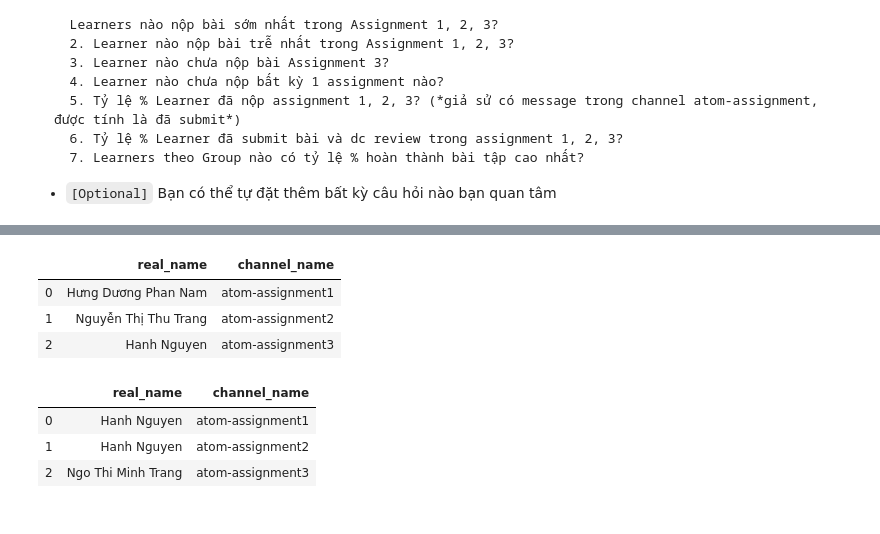
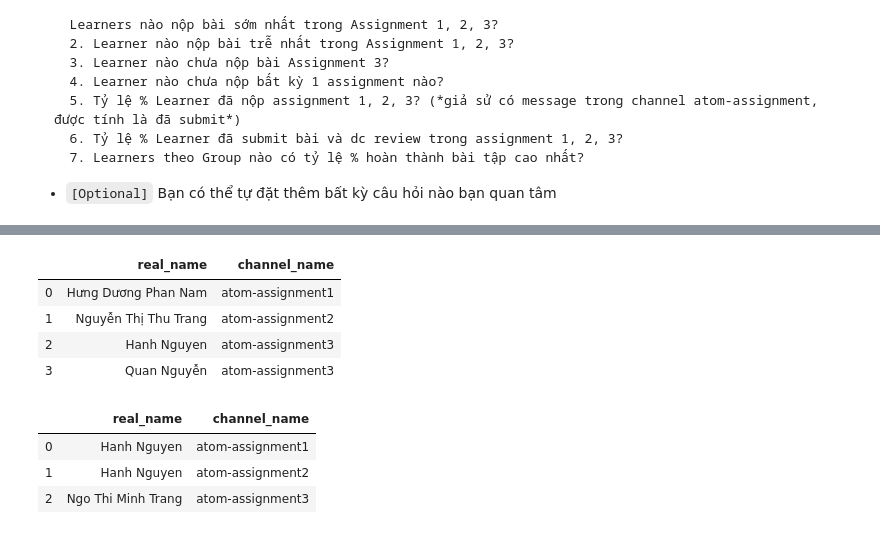
Before and after one commit to annaho124/atom-assignments, a Jupyter notebook: assignment_4/home_assignment_4.ipynb, the cells around one changed output, grey strips where cells are left out. Saved outputs shown, nothing was run; the diff lists cells and outputs as text; code cells hidden in the pictures.

```diff
--- a/assignment_4/home_assignment_4.ipynb
+++ b/assignment_4/home_assignment_4.ipynb
@@ -739,5 +747,6 @@ con.execute(SQL_1).fetch_df()
 # %%
 #Learner nộp bài sớm nhất atom_assignment 1, 2, 3
+#Tuy nhiên, nếu để ý thực tế, thì ở assignment 3, chị Hanh Nguyen nộp bài ở assignment 2 nhưng nộp nhầm channel => sẽ hiển thị chị là người nộp assignment 3 sớm nhất => cần hiện người nộp thứ 2 để ra kết quả chính xác
 SQL_2 = '''
 --
 (SELECT
@@ -757,34 +766,35 @@ UNION
     t2.real_name,
     t3.channel_name
 FROM msg_df as t1
 JOIN members_df as t2
 ON t1.user_id = t2.user_id
 JOIN channel_df as t3
 ON t1.channel_id = t3.channel_id
 WHERE t3.channel_name LIKE 'atom-assignment2'
 AND t2.DataCracy_role LIKE 'Learner%'
 ORDER BY t1.msg_ts ASC
 LIMIT 1)
 UNION
 (SELECT
     t2.real_name,
     t3.channel_name
 FROM msg_df as t1
 JOIN members_df as t2
 ON t1.user_id = t2.user_id
 JOIN channel_df as t3
 ON t1.channel_id = t3.channel_id
 WHERE t3.channel_name LIKE 'atom-assignment3'
 AND t2.DataCracy_role LIKE 'Learner%'
 ORDER BY t1.msg_ts ASC
-LIMIT 1)
+LIMIT 3) ----> ở đây hình như chị Hạnh có ghi 2 tin nhắn, nên nếu ghi LIMIT 2 thì vẫn ra tên chị ^^
 '''
 con.execute(SQL_2).fetch_df()
 # %% [output]
 |  | real_name | channel_name |
 | 0 | Hưng Dương Phan Nam | atom-assignment1 |
 | 1 | Nguyễn Thị Thu Trang | atom-assignment2 |
 | 2 | Hanh Nguyen | atom-assignment3 |
+| 3 | Quan Nguyễn | atom-assignment3 |
 # %%
 #Leaners nào nộp bài trễ nhất
 SQL_3 = '''
```
Also changed, not shown: parts of 21 cells of this notebook.
